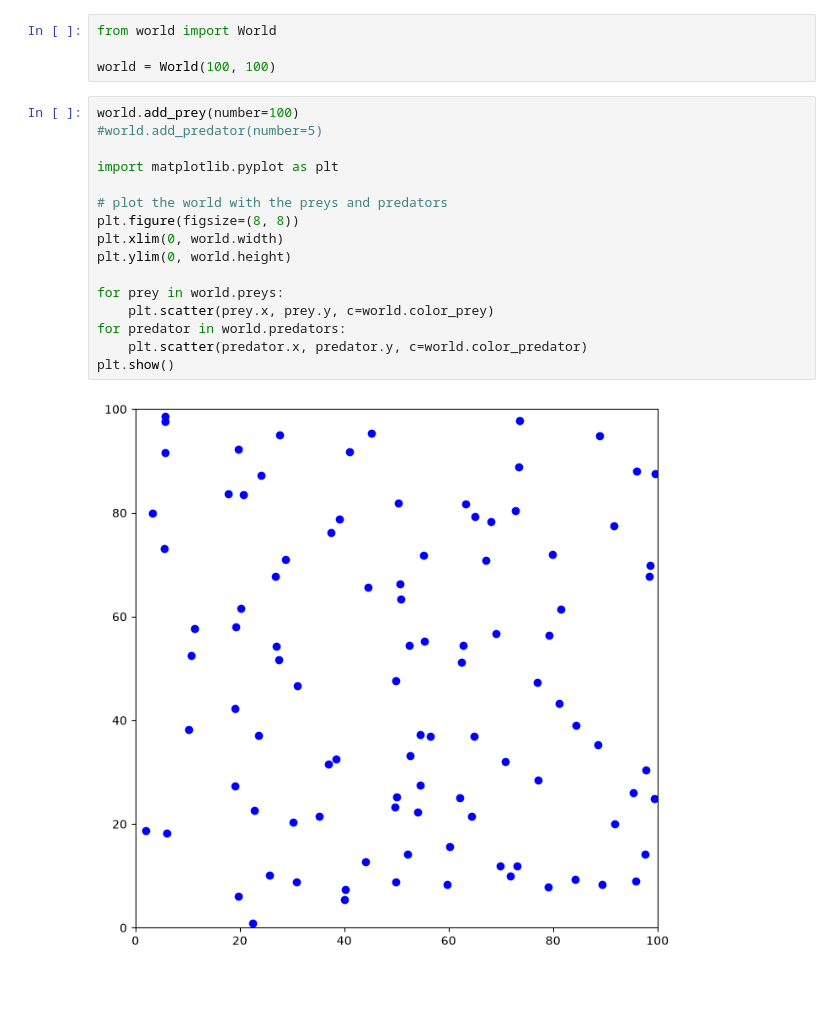
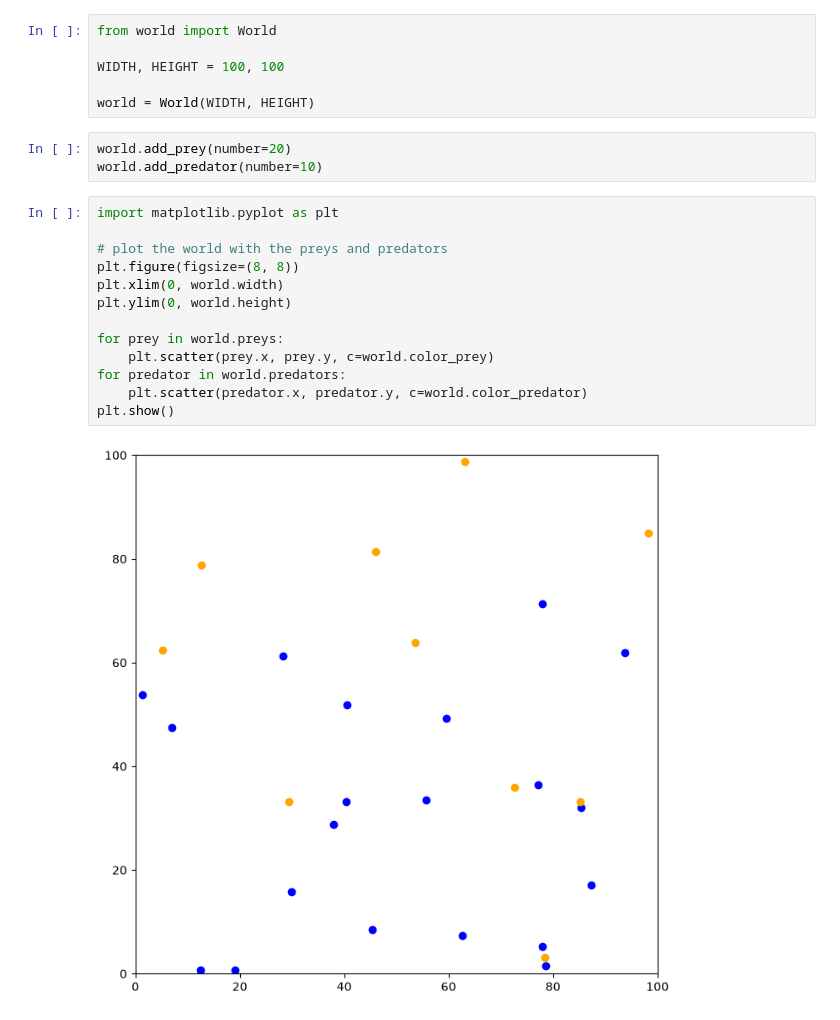
Before and after one commit to arthurleq/predator-prey-population-model-, a Jupyter notebook: Lotka-Volterra.ipynb, the cells around one changed output. Saved outputs shown, nothing was run; the diff lists cells and outputs as text; blank space fills up the shorter version.

```diff
--- a/Lotka-Volterra.ipynb
+++ b/Lotka-Volterra.ipynb
@@ -1,25 +1,27 @@
 # %%
 from world import World
 
-world = World(100, 100)
+WIDTH, HEIGHT = 100, 100
+
+world = World(WIDTH, HEIGHT)
+# %%
+world.add_prey(number=20)
+world.add_predator(number=10)
 # %%
-world.add_prey(number=100)
-#world.add_predator(number=5)
-
 import matplotlib.pyplot as plt
 
 # plot the world with the preys and predators
 plt.figure(figsize=(8, 8))
 plt.xlim(0, world.width)
 plt.ylim(0, world.height)
 
 for prey in world.preys:
     plt.scatter(prey.x, prey.y, c=world.color_prey)
 for predator in world.predators:
     plt.scatter(predator.x, predator.y, c=world.color_predator)
 plt.show()
 # %% [output]
-[figure, old version]
+[figure, new version]
 # %%
 import matplotlib.pyplot as plt
 from matplotlib.offsetbox import OffsetImage, AnnotationBbox
```
Also changed, not shown: parts of 8 cells of this notebook, 2 other files.
